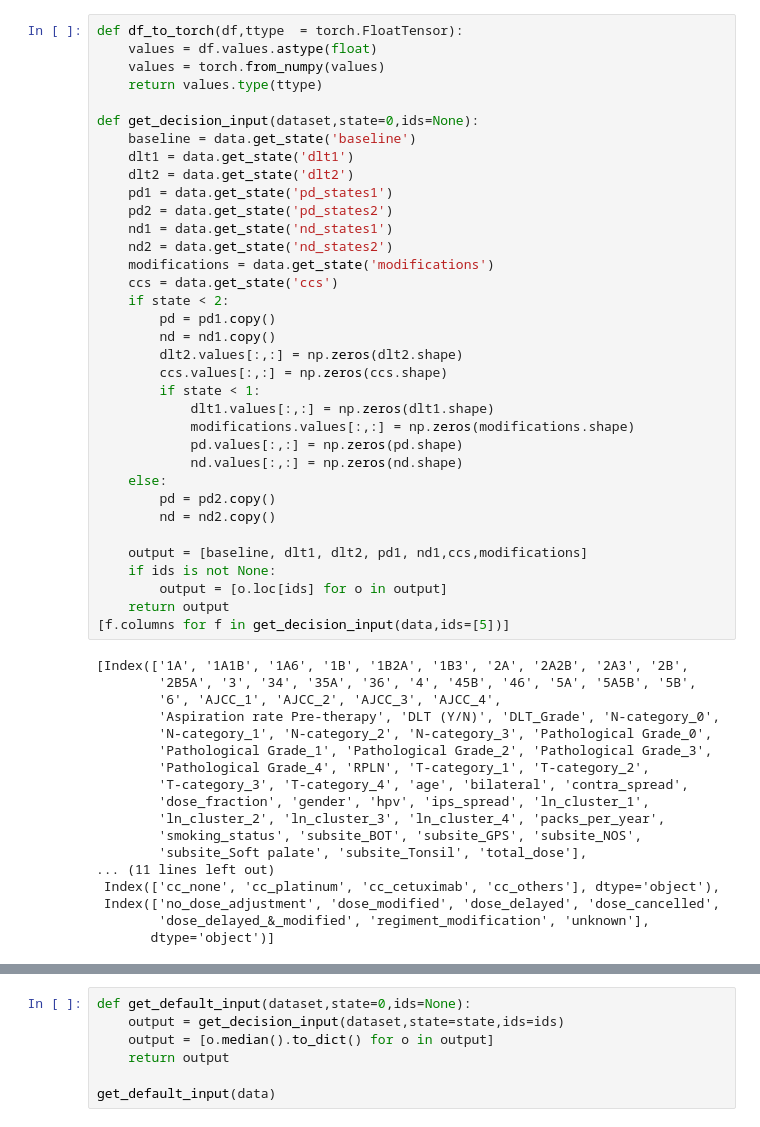
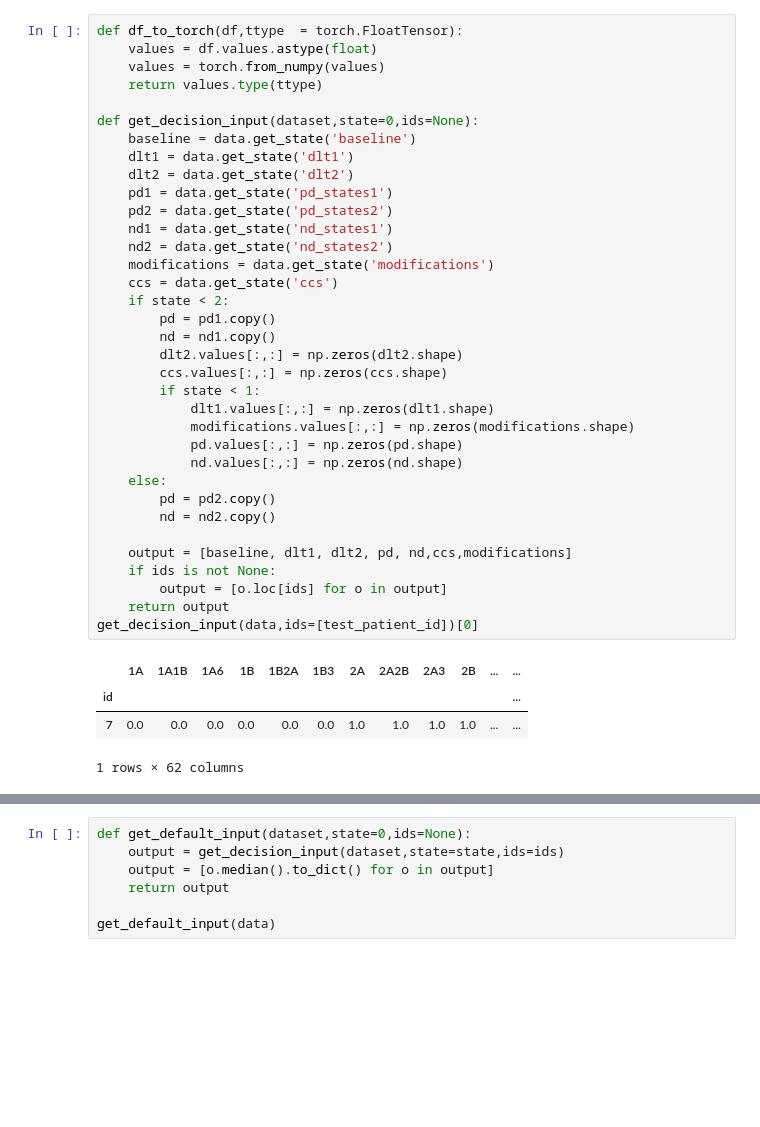
Before and after one commit to uic-evl/DigitalTwinVis, a Jupyter notebook: python/BackendTesting.ipynb, the cells around one changed output, grey strips where cells are left out. Drawn from its saved outputs; the diff is of its cells as text; blank space fills up the shorter version.

```diff
--- a/python/BackendTesting.ipynb
+++ b/python/BackendTesting.ipynb
@@ -89,52 +100,39 @@ def df_to_torch(df,ttype  = torch.FloatTensor):
     return values.type(ttype)
 
 def get_decision_input(dataset,state=0,ids=None):
     baseline = data.get_state('baseline')
     dlt1 = data.get_state('dlt1')
     dlt2 = data.get_state('dlt2')
     pd1 = data.get_state('pd_states1')
     pd2 = data.get_state('pd_states2')
     nd1 = data.get_state('nd_states1')
     nd2 = data.get_state('nd_states2')
     modifications = data.get_state('modifications')
     ccs = data.get_state('ccs')
     if state < 2:
         pd = pd1.copy()
         nd = nd1.copy()
         dlt2.values[:,:] = np.zeros(dlt2.shape)
         ccs.values[:,:] = np.zeros(ccs.shape)
         if state < 1:
             dlt1.values[:,:] = np.zeros(dlt1.shape)
             modifications.values[:,:] = np.zeros(modifications.shape)
             pd.values[:,:] = np.zeros(pd.shape)
             nd.values[:,:] = np.zeros(nd.shape)
     else:
         pd = pd2.copy()
         nd = nd2.copy()
 
-    output = [baseline, dlt1, dlt2, pd1, nd1,ccs,modifications]
+    output = [baseline, dlt1, dlt2, pd, nd,ccs,modifications]
     if ids is not None:
         output = [o.loc[ids] for o in output]
     return output
-[f.columns for f in get_decision_input(data,ids=[5])]
+get_decision_input(data,ids=[test_patient_id])[0]
 # %% [output]
+|  | 1A | 1A1B | 1A6 | 1B | 1B2A | 1B3 | 2A | 2A2B | 2A3 | 2B | ... | ... |
+| id |  |  |  |  |  |  |  |  |  |  |  | ... |
+| 7 | 0.0 | 0.0 | 0.0 | 0.0 | 0.0 | 0.0 | 1.0 | 1.0 | 1.0 | 1.0 | ... | ... |
-[Index(['1A', '1A1B', '1A6', '1B', '1B2A', '1B3', '2A', '2A2B', '2A3', '2B',
-        '2B5A', '3', '34', '35A', '36', '4', '45B', '46', '5A', '5A5B', '5B',
-        '6', 'AJCC_1', 'AJCC_2', 'AJCC_3', 'AJCC_4',
-        'Aspiration rate Pre-therapy', 'DLT (Y/N)', 'DLT_Grade', 'N-category_0',
-        'N-category_1', 'N-category_2', 'N-category_3', 'Pathological Grade_0',
-        'Pathological Grade_1', 'Pathological Grade_2', 'Pathological Grade_3',
-        'Pathological Grade_4', 'RPLN', 'T-category_1', 'T-category_2',
-        'T-category_3', 'T-category_4', 'age', 'bilateral', 'contra_spread',
-        'dose_fraction', 'gender', 'hpv', 'ips_spread', 'ln_cluster_1',
-        'ln_cluster_2', 'ln_cluster_3', 'ln_cluster_4', 'packs_per_year',
-        'smoking_status', 'subsite_BOT', 'subsite_GPS', 'subsite_NOS',
-        'subsite_Soft palate', 'subsite_Tonsil', 'total_dose'],
-... (11 lines left out)
- Index(['cc_none', 'cc_platinum', 'cc_cetuximab', 'cc_others'], dtype='object'),
- Index(['no_dose_adjustment', 'dose_modified', 'dose_delayed', 'dose_cancelled',
-        'dose_delayed_&_modified', 'regiment_modification', 'unknown'],
-       dtype='object')]
+1 rows × 62 columns
 # %%
 def get_inputkey_order(dataset,state=0):
     return [list(f.columns) for f in get_decision_input(dataset,state=state)]
```
Also changed, not shown: parts of 22 cells of this notebook, 3 other files.
